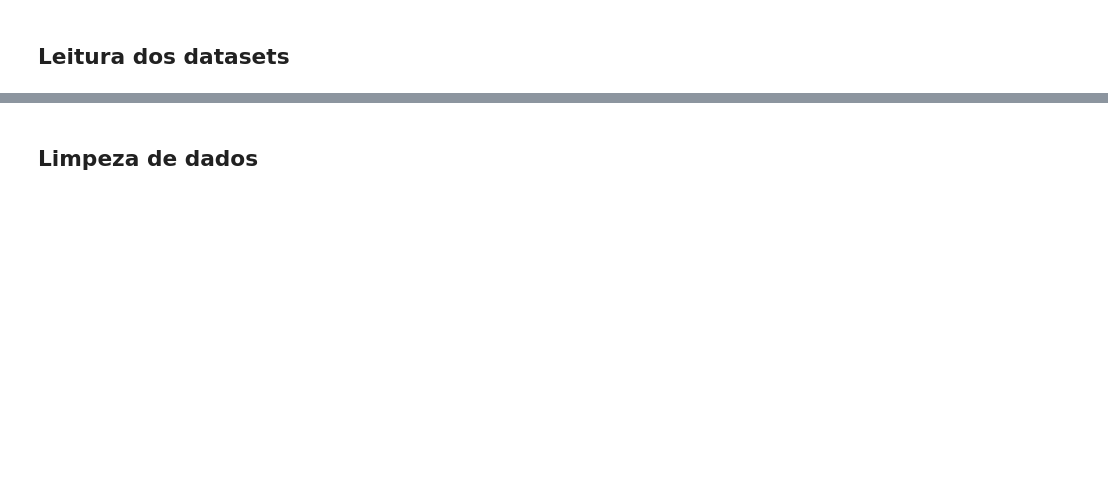
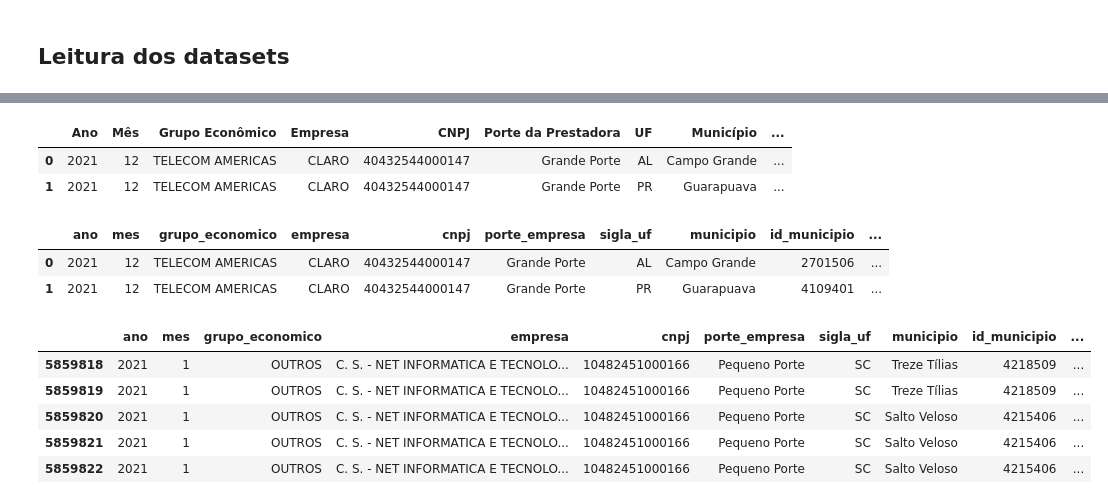
Before and after one commit to fullstackwd/Data_engineer, a Jupyter notebook: At19/atividade19.ipynb, the cells around one changed output, grey strips where cells are left out. Cells and saved outputs as stored; diff of their text form; code cells hidden in the pictures; blank space fills up the shorter version.

Commit message:
Update atividade19.ipynb
Revisado:
Acessos Upload e download ao GCP.

```diff
--- a/At19/atividade19.ipynb
+++ b/At19/atividade19.ipynb
@@ -65,4 +107,2 @@ ParserError: Error tokenizing data. C error: Expected 1 fields in line 11, saw 2
 # %%
 pd.set_option('display.max_columns',25)
-# %%
-pd.set_option('display.max_columns',25)
@@ -86,2 +109,6 @@ df1.cidade.is_unique
-# %% [markdown]
-## Limpeza de dados
+# %%
+df_pandas.head(5)
+# %% [output]
+|  | Ano | Mês | Grupo Econômico | Empresa | CNPJ | Porte da Prestadora | UF | Município | ... |
+| 0 | 2021 | 12 | TELECOM AMERICAS | CLARO | 40432544000147 | Grande Porte | AL | Campo Grande | ... |
+| 1 | 2021 | 12 | TELECOM AMERICAS | CLARO | 40432544000147 | Grande Porte | PR | Guarapuava | ... |
@@ -87,0 +117,21 @@ df1.cidade.is_unique
+# %%
+#renomeando variaveis
+df_pandas.rename(columns={'Ano': 'ano','Mês':'mes', 'Grupo Econômico':'grupo_economico', 'Empresa':'empresa',
+                 'CNPJ':'cnpj', 'Porte da Prestadora':'porte_empresa', 'UF':'sigla_uf', 'Município':'municipio',
+                 'Código IBGE Município':'id_municipio', 'Faixa de Velocidade':'velocidade', 'Tecnologia':'tecnologia',
+                 'Meio de Acesso':'transmissao', 'Acessos':'acessos', 'Tipo de Pessoa': 'pessoa'}, inplace=True)
+# %%
+df_pandas.head(5)
+# %% [output]
+|  | ano | mes | grupo_economico | empresa | cnpj | porte_empresa | sigla_uf | municipio | id_municipio | ... |
+| 0 | 2021 | 12 | TELECOM AMERICAS | CLARO | 40432544000147 | Grande Porte | AL | Campo Grande | 2701506 | ... |
+| 1 | 2021 | 12 | TELECOM AMERICAS | CLARO | 40432544000147 | Grande Porte | PR | Guarapuava | 4109401 | ... |
+# %%
+df_pandas.tail(5)
+# %% [output]
+|  | ano | mes | grupo_economico | empresa | cnpj | porte_empresa | sigla_uf | municipio | id_municipio | ... |
+| 5859818 | 2021 | 1 | OUTROS | C. S. - NET INFORMATICA E TECNOLO... | 10482451000166 | Pequeno Porte | SC | Treze Tílias | 4218509 | ... |
+| 5859819 | 2021 | 1 | OUTROS | C. S. - NET INFORMATICA E TECNOLO... | 10482451000166 | Pequeno Porte | SC | Treze Tílias | 4218509 | ... |
+| 5859820 | 2021 | 1 | OUTROS | C. S. - NET INFORMATICA E TECNOLO... | 10482451000166 | Pequeno Porte | SC | Salto Veloso | 4215406 | ... |
+| 5859821 | 2021 | 1 | OUTROS | C. S. - NET INFORMATICA E TECNOLO... | 10482451000166 | Pequeno Porte | SC | Salto Veloso | 4215406 | ... |
+| 5859822 | 2021 | 1 | OUTROS | C. S. - NET INFORMATICA E TECNOLO... | 10482451000166 | Pequeno Porte | SC | Salto Veloso | 4215406 | ... |
```
Also changed, not shown: parts of 20 cells of this notebook.
